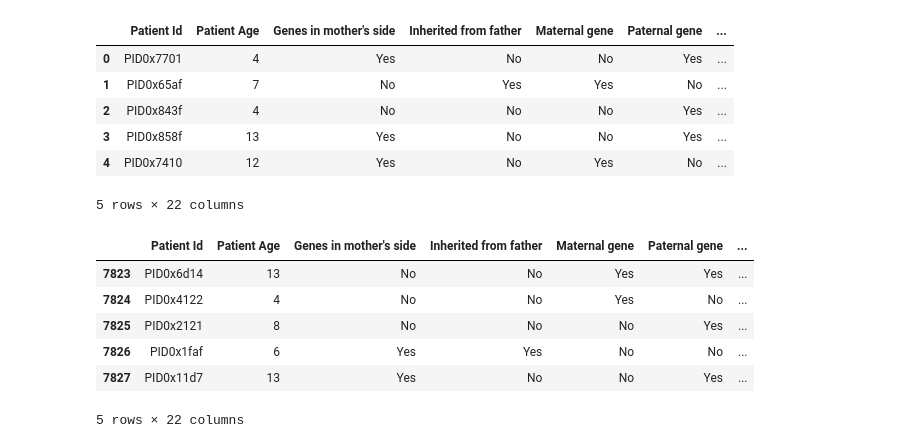
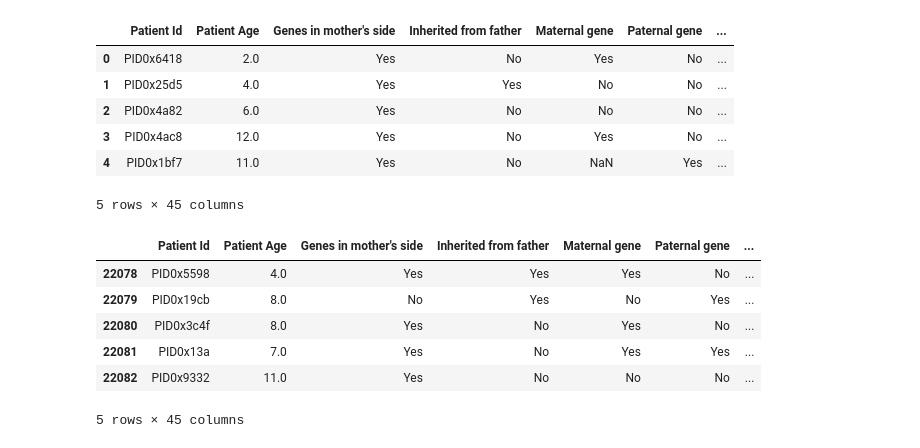
Before and after one commit to Mepseha/Project-4, a Jupyter notebook: LogisticRegression.ipynb, the cells around one changed output. Cells and saved outputs as stored; diff of their text form; code cells hidden in the pictures.

```diff
--- a/LogisticRegression.ipynb
+++ b/LogisticRegression.ipynb
@@ -8,24 +17,24 @@ from sklearn.metrics import classification_report
 # %%
 # Read the usage_stats.csv file from the Resources folder into a Pandas DataFrame
 GeneticDisorder_df = pd.read_csv(
-    Path(r"C:\Users\tsegi\OneDrive\Desktop\Project4\Resources\train_data.csv")
+    Path(r"Resources\train.csv")
 )
 
 # Review the DataFrame
 display(GeneticDisorder_df.head())
 display(GeneticDisorder_df.tail())
 # %% [output]
 |  | Patient Id | Patient Age | Genes in mother's side | Inherited from father | Maternal gene | Paternal gene | ... |
-| 0 | PID0x7701 | 4 | Yes | No | No | Yes | ... |
-| 1 | PID0x65af | 7 | No | Yes | Yes | No | ... |
-| 2 | PID0x843f | 4 | No | No | No | Yes | ... |
-| 3 | PID0x858f | 13 | Yes | No | No | Yes | ... |
-| 4 | PID0x7410 | 12 | Yes | No | Yes | No | ... |
+| 0 | PID0x6418 | 2.0 | Yes | No | Yes | No | ... |
+| 1 | PID0x25d5 | 4.0 | Yes | Yes | No | No | ... |
+| 2 | PID0x4a82 | 6.0 | Yes | No | No | No | ... |
+| 3 | PID0x4ac8 | 12.0 | Yes | No | Yes | No | ... |
+| 4 | PID0x1bf7 | 11.0 | Yes | No | NaN | Yes | ... |
-5 rows × 22 columns
+5 rows × 45 columns
 |  | Patient Id | Patient Age | Genes in mother's side | Inherited from father | Maternal gene | Paternal gene | ... |
-| 7823 | PID0x6d14 | 13 | No | No | Yes | Yes | ... |
-| 7824 | PID0x4122 | 4 | No | No | Yes | No | ... |
-| 7825 | PID0x2121 | 8 | No | No | No | Yes | ... |
-| 7826 | PID0x1faf | 6 | Yes | Yes | No | No | ... |
-| 7827 | PID0x11d7 | 13 | Yes | No | No | Yes | ... |
+| 22078 | PID0x5598 | 4.0 | Yes | Yes | Yes | No | ... |
+| 22079 | PID0x19cb | 8.0 | No | Yes | No | Yes | ... |
+| 22080 | PID0x3c4f | 8.0 | Yes | No | Yes | No | ... |
+| 22081 | PID0x13a | 7.0 | Yes | No | Yes | Yes | ... |
+| 22082 | PID0x9332 | 11.0 | Yes | No | No | No | ... |
-5 rows × 22 columns
+5 rows × 45 columns
```
Also changed, not shown: parts of 33 cells of this notebook, 1 other file.
